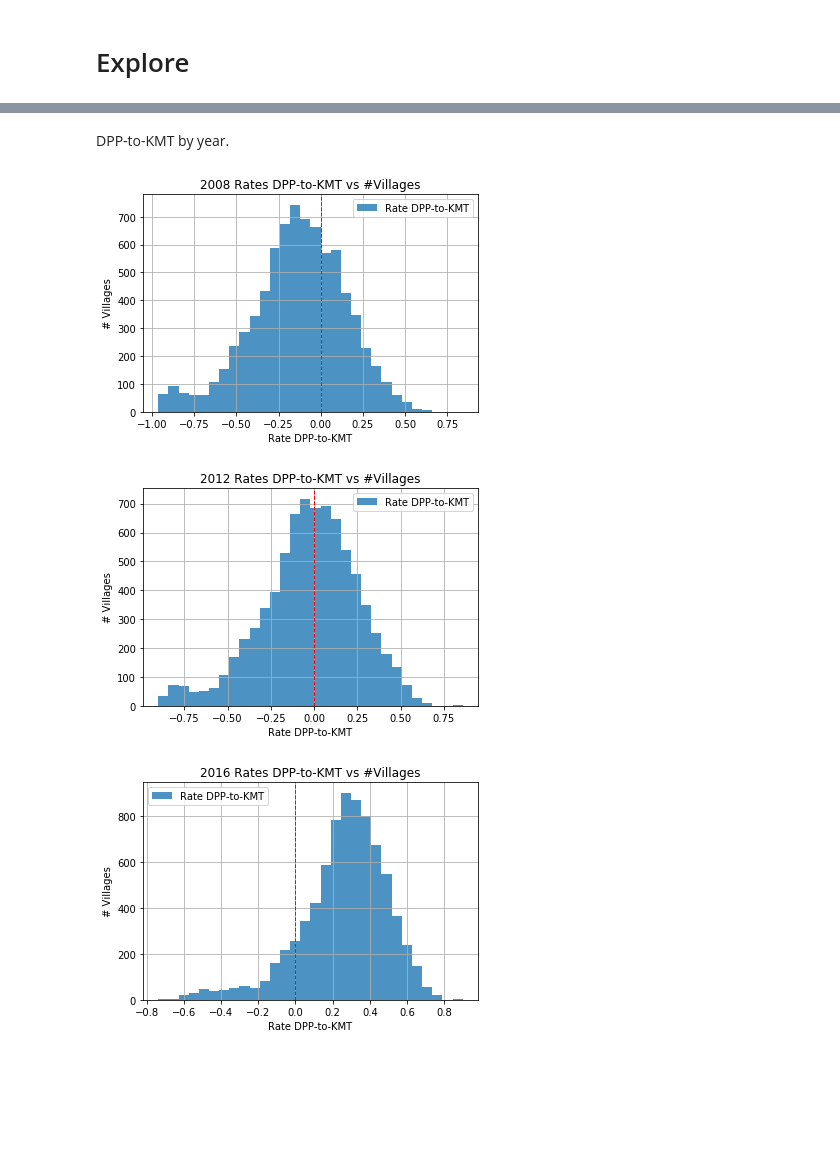
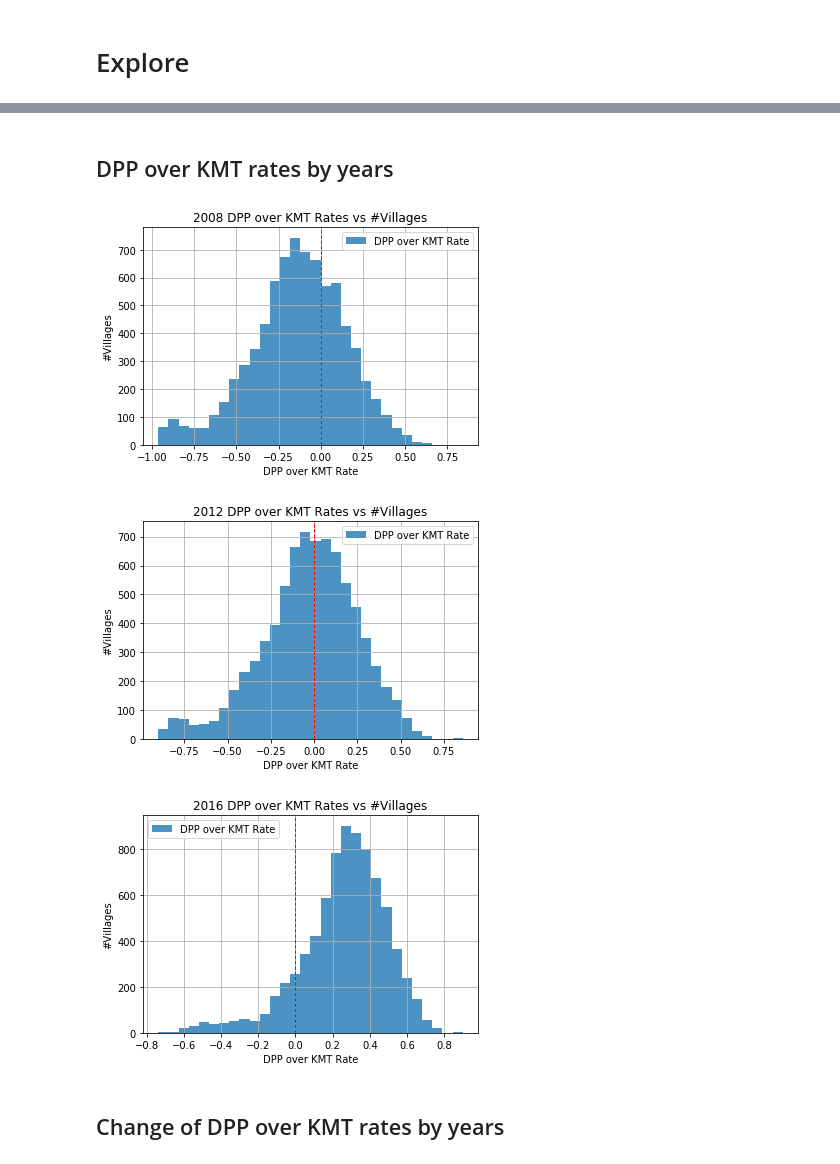
Before and after one commit to pm5/tracevotes, a Jupyter notebook: nbs/President.ipynb, the cells around one changed output, grey strips where cells are left out. Cells and saved outputs as stored; diff of their text form; code cells hidden in the pictures; blank space fills up the shorter version.

```diff
--- a/nbs/President.ipynb
+++ b/nbs/President.ipynb
@@ -90,14 +91,17 @@ rates.reset_index().to_feather(president_rates_fth)
 # %%
 from sqlalchemy import create_engine
 
-POSTGRES_HOST = "localhost"
-POSTGRES_PORT = "5432"
-POSTGRES_USER = "postgres"
-POSTGRES_PASSWORD = "mysecret"
-POSTGRES_DBNAME = "mydb"
+def get_conn():
+    POSTGRES_HOST = "localhost"
+    POSTGRES_PORT = "5432"
+    POSTGRES_USER = "postgres"
+    POSTGRES_PASSWORD = "mysecret"
+    POSTGRES_DBNAME = "mydb"
 
-postgres_str = "postgresql://{user}:{password}@{host}:{port}/{dbname}".format(
-    user=POSTGRES_USER, password=POSTGRES_PASSWORD, host=POSTGRES_HOST, port=POSTGRES_PORT, dbname=POSTGRES_DBNAME)
+    postgres_str = "postgresql://{user}:{password}@{host}:{port}/{dbname}".format(
+        user=POSTGRES_USER, password=POSTGRES_PASSWORD, host=POSTGRES_HOST, port=POSTGRES_PORT, dbname=POSTGRES_DBNAME)
 
-conn = create_engine(postgres_str)
+    return create_engine(postgres_str)
+
+conn = get_conn()
 # %%
@@ -145,2 +151,2 @@ for year in [2008, 2012, 2016]:
-# %% [markdown]
-DPP-to-KMT by year.
+# %% [markdown]
+## DPP over KMT rates by years
@@ -147,28 +167,21 @@ DPP-to-KMT by year.
 # %%
 for year in [2008, 2012, 2016]:
     df = pd.read_sql_query(
         """
-        SELECT rate - (
-            SELECT rate FROM rates WHERE
-               year = {year}
-               AND city_county = r0.city_county
-               AND township_city = r0.township_city
-               AND village = r0.village
-               AND party = 'KMT'
-               LIMIT 1
-               ) AS dpp_to_kmt_rate
-            FROM rates AS r0 WHERE year = {year} AND party = 'DPP';
+        SELECT * FROM dpp_over_kmt_rates WHERE year = {year};
         """.format(year = year), conn)
-    df.dpp_to_kmt_rate.hist(bins=30, alpha=0.8, label="Rate DPP-to-KMT")
+    df.dpp_over_kmt_rate.hist(bins=30, alpha=0.8, label="DPP over KMT Rate")
 
     plt.axvline(0.00, color="red", linestyle="dashed", linewidth=1)
-    plt.title("{year} Rates DPP-to-KMT vs #Villages".format(year=year))
-    plt.xlabel("Rate DPP-to-KMT")
-    plt.ylabel("# Villages")
+    plt.title("{year} DPP over KMT Rates vs #Villages".format(year=year))
+    plt.xlabel("DPP over KMT Rate")
+    plt.ylabel("#Villages")
     plt.legend()
     plt.show()
 # %% [output]
-[figure, old version]
+[figure, new version]
-[figure, old version]
+[figure, new version]
-[figure, old version]
+[figure, new version]
+# %% [markdown]
+## Change of DPP over KMT rates by years
 # %%
```
Also changed, not shown: parts of 22 cells of this notebook, 4 other files.
